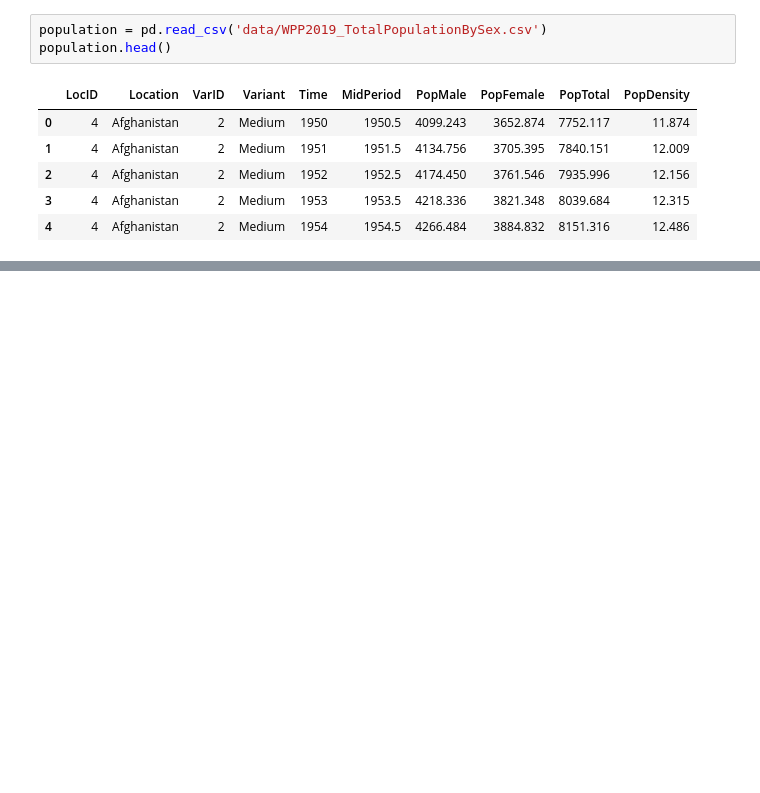
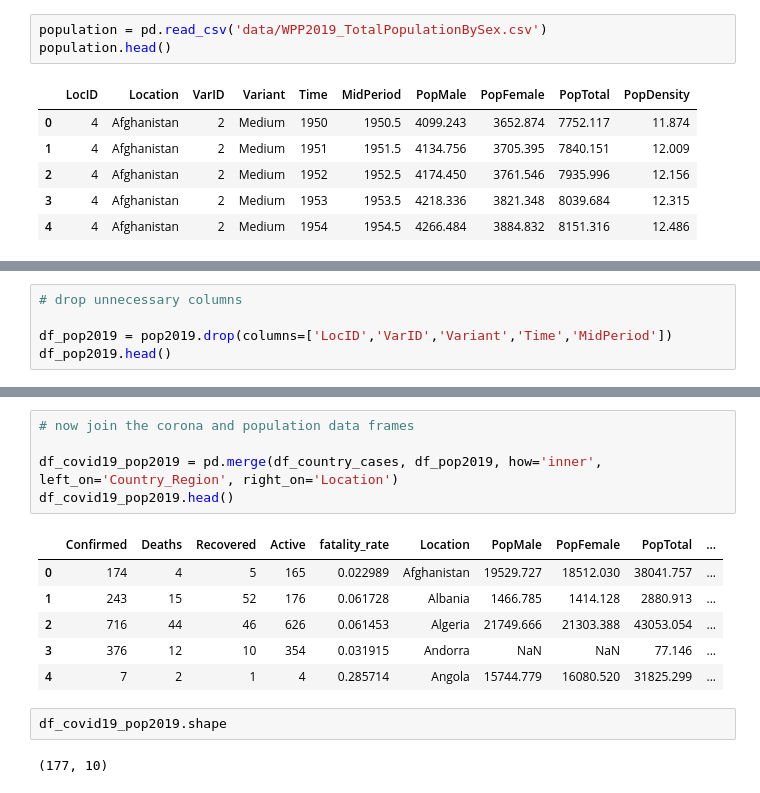
Before and after one commit to nnworkspace/covid19-insight, a Jupyter notebook: covid19-insight.ipynb, the cells around one changed output, grey strips where cells are left out. Drawn from its saved outputs; the diff is of its cells as text; blank space fills up the shorter version.

```diff
--- a/covid19-insight.ipynb
+++ b/covid19-insight.ipynb
@@ -309,0 +349,5 @@ population.head()
+# %%
+# drop unnecessary columns
+
+df_pop2019 = pop2019.drop(columns=['LocID','VarID','Variant','Time','MidPeriod'])
+df_pop2019.head()
@@ -309,0 +361,16 @@ population.head()
+# %%
+# now join the corona and population data frames
+
+df_covid19_pop2019 = pd.merge(df_country_cases, df_pop2019, how='inner', left_on='Country_Region', right_on='Location')
+df_covid19_pop2019.head()
+# %% [output]
+|  | Confirmed | Deaths | Recovered | Active | fatality_rate | Location | PopMale | PopFemale | PopTotal | ... |
+| 0 | 174 | 4 | 5 | 165 | 0.022989 | Afghanistan | 19529.727 | 18512.030 | 38041.757 | ... |
+| 1 | 243 | 15 | 52 | 176 | 0.061728 | Albania | 1466.785 | 1414.128 | 2880.913 | ... |
+| 2 | 716 | 44 | 46 | 626 | 0.061453 | Algeria | 21749.666 | 21303.388 | 43053.054 | ... |
+| 3 | 376 | 12 | 10 | 354 | 0.031915 | Andorra | NaN | NaN | 77.146 | ... |
+| 4 | 7 | 2 | 1 | 4 | 0.285714 | Angola | 15744.779 | 16080.520 | 31825.299 | ... |
+# %%
+df_covid19_pop2019.shape
+# %% [output]
+(177, 10)
```
Also changed, not shown: parts of 15 cells of this notebook.
